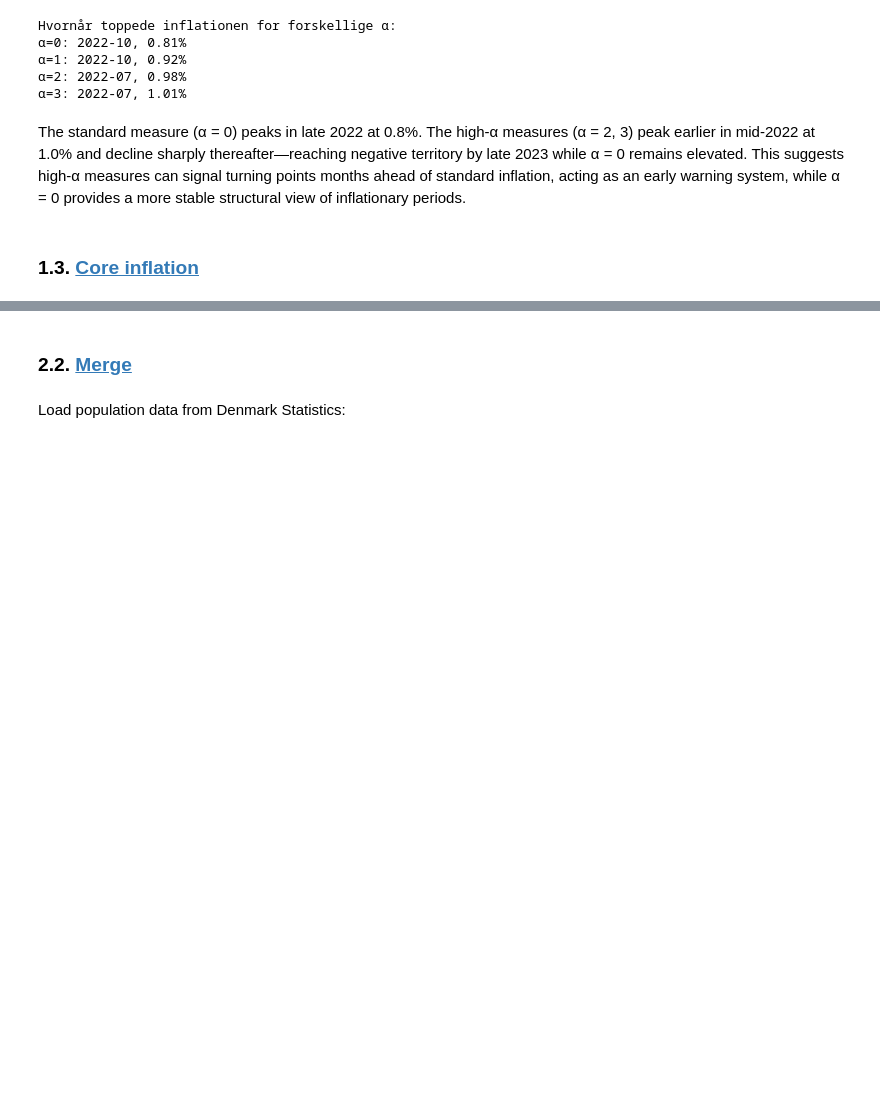
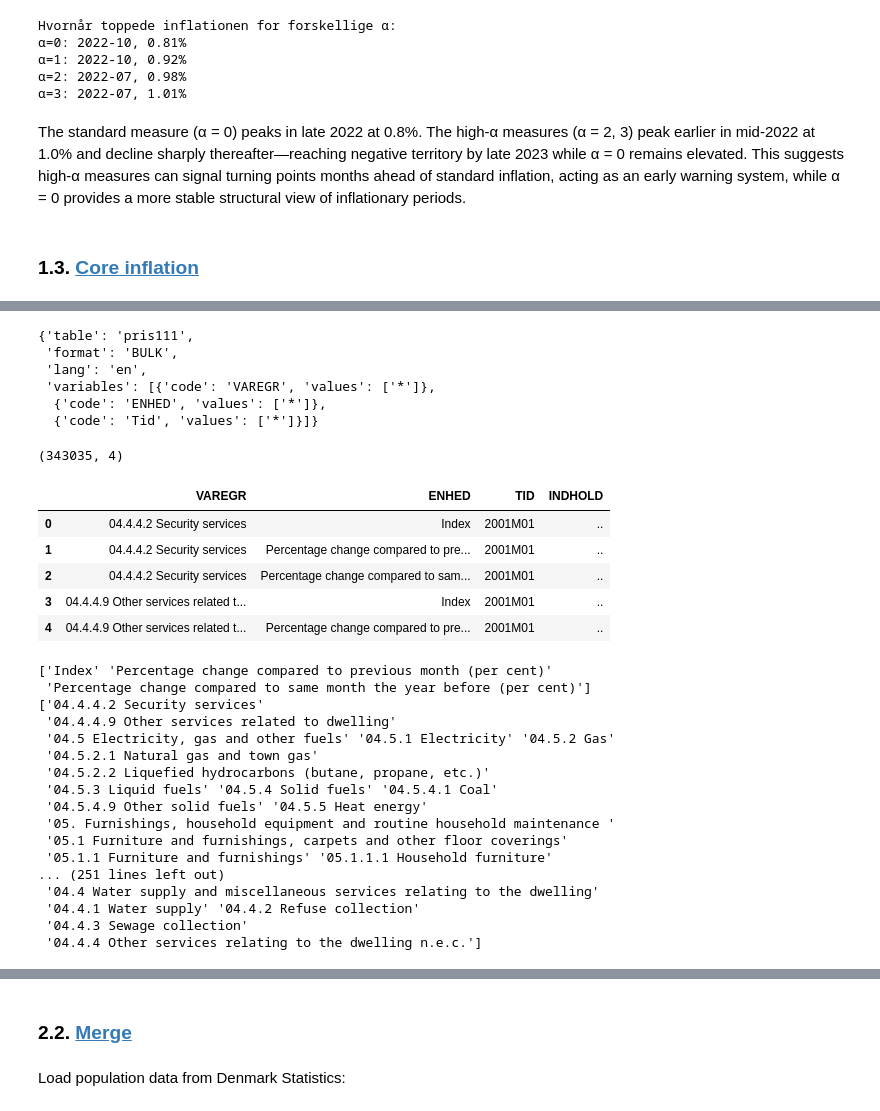
Before and after one commit to makromadskinen/ProgEconGruppe, a Jupyter notebook: Assignment 1/Aflevering.ipynb, the cells around one changed output, grey strips where cells are left out. Saved outputs shown, nothing was run; the diff lists cells and outputs as text; code cells hidden in the pictures; blank space fills up the shorter version.

```diff
--- a/Assignment 1/Aflevering.ipynb
+++ b/Assignment 1/Aflevering.ipynb
@@ -579,0 +358,43 @@ for cat in ['Total CPI', 'Excl. energy', 'Core (excl. energy & food)']:
+# %%
+# Define column mappings
+pris111_api = DstApi('PRIS111')
+params = pris111_api._define_base_params(language='en')
+display(params)
+pris111 = pris111_api.get_data(params)
+print (pris111.shape)
+display(pris111.head())
+
+#see unique values in various columns
+print(pris111['ENHED'].unique())
+print(pris111['VAREGR'].unique())
+# %% [output]
+{'table': 'pris111',
+ 'format': 'BULK',
+ 'lang': 'en',
+ 'variables': [{'code': 'VAREGR', 'values': ['*']},
+  {'code': 'ENHED', 'values': ['*']},
+  {'code': 'Tid', 'values': ['*']}]}
+(343035, 4)
+|  | VAREGR | ENHED | TID | INDHOLD |
+| 0 | 04.4.4.2 Security services | Index | 2001M01 | .. |
+| 1 | 04.4.4.2 Security services | Percentage change compared to pre... | 2001M01 | .. |
+| 2 | 04.4.4.2 Security services | Percentage change compared to sam... | 2001M01 | .. |
+| 3 | 04.4.4.9 Other services related t... | Index | 2001M01 | .. |
+| 4 | 04.4.4.9 Other services related t... | Percentage change compared to pre... | 2001M01 | .. |
+['Index' 'Percentage change compared to previous month (per cent)'
+ 'Percentage change compared to same month the year before (per cent)']
+['04.4.4.2 Security services'
+ '04.4.4.9 Other services related to dwelling'
+ '04.5 Electricity, gas and other fuels' '04.5.1 Electricity' '04.5.2 Gas'
+ '04.5.2.1 Natural gas and town gas'
+ '04.5.2.2 Liquefied hydrocarbons (butane, propane, etc.)'
+ '04.5.3 Liquid fuels' '04.5.4 Solid fuels' '04.5.4.1 Coal'
+ '04.5.4.9 Other solid fuels' '04.5.5 Heat energy'
+ '05. Furnishings, household equipment and routine household maintenance '
+ '05.1 Furniture and furnishings, carpets and other floor coverings'
+ '05.1.1 Furniture and furnishings' '05.1.1.1 Household furniture'
+... (251 lines left out)
+ '04.4 Water supply and miscellaneous services relating to the dwelling'
+ '04.4.1 Water supply' '04.4.2 Refuse collection'
+ '04.4.3 Sewage collection'
+ '04.4.4 Other services relating to the dwelling n.e.c.']
```
Also changed, not shown: parts of 9 cells of this notebook.
